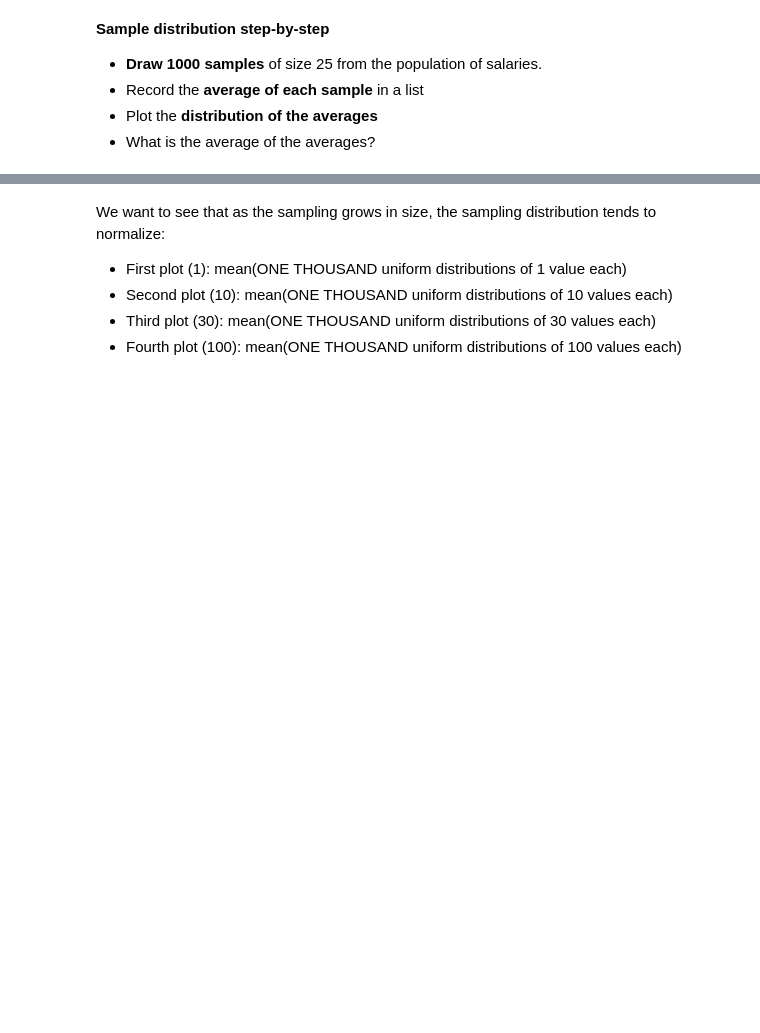
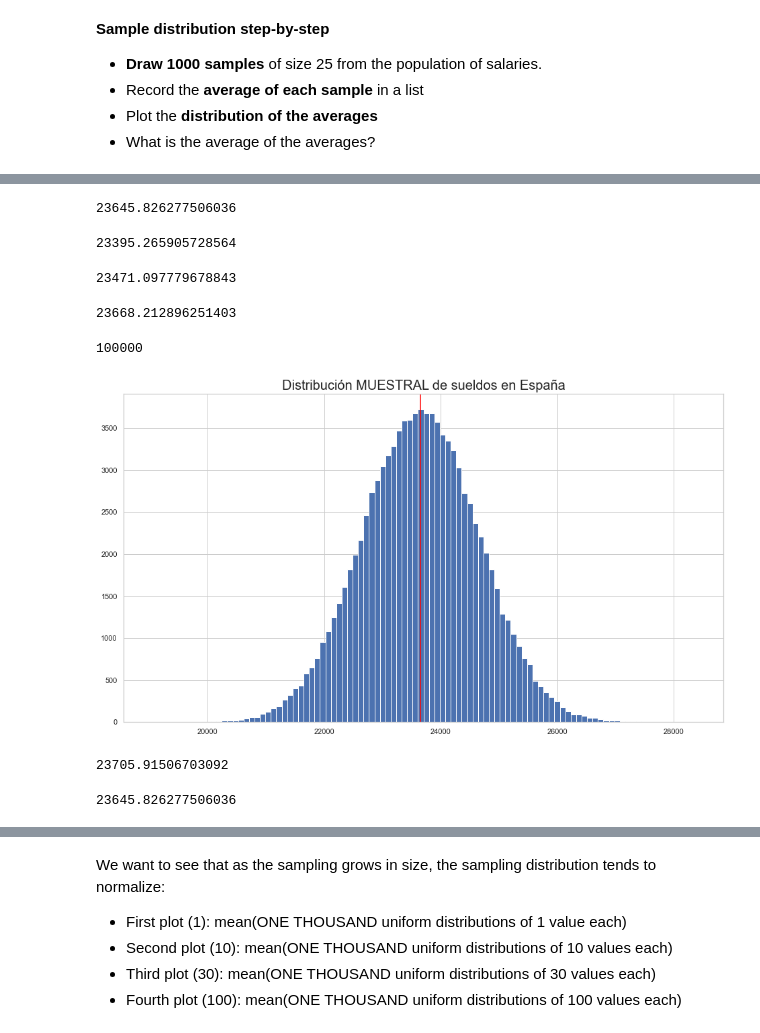
Before and after one commit to Ironhack-data-bcn-feb-2023/lectures, a Jupyter notebook: 32. Inference-&-hypothesis-testing-II.ipynb, the cells around one changed output, grey strips where cells are left out. Cells and saved outputs as stored; diff of their text form; code cells hidden in the pictures; blank space fills up the shorter version.

```diff
--- a/32. Inference-&-hypothesis-testing-II.ipynb
+++ b/32. Inference-&-hypothesis-testing-II.ipynb
@@ -48,0 +82,8 @@ Code snippet extracted from [Geeks for Geeks](https://www.geeksforgeeks.org/pyth
+# %%
+print(actual_population.mean())
+# %% [output]
+23645.826277506036
+# %%
+print(sample.mean())
+# %% [output]
+23395.265905728564
@@ -48,0 +92,33 @@ Code snippet extracted from [Geeks for Geeks](https://www.geeksforgeeks.org/pyth
+# %%
+sample.mean()
+# %% [output]
+23471.097779678843
+# %%
+sample = np.random.normal(population_mean, population_std, 10000)
+sample.mean()
+# %% [output]
+23668.212896251403
+# %%
+sample_size = 25
+list_of_samples = [np.mean(np.random.normal(population_mean, population_std, sample_size)) for _ in range(100000)]
+
+# 1000 veces coger 25 personas -> 1000 medias
+# %%
+len(list_of_samples)
+# %% [output]
+100000
+# %%
+plt.hist(list_of_samples, bins=100)
+plt.axvline(np.mean(list_of_samples), c="red", linestyle="-")
+plt.title("Distribución MUESTRAL de sueldos en España", size=20);
+#plt.axlabel("1000 muestras convertidas en media");
+# %% [output]
+[figure, added]
+# %%
+np.mean(list_of_samples)
+# %% [output]
+23705.91506703092
+# %%
+np.mean(actual_population)
+# %% [output]
+23645.826277506036
```
Also changed, not shown: parts of 38 cells of this notebook, 1 other file.
